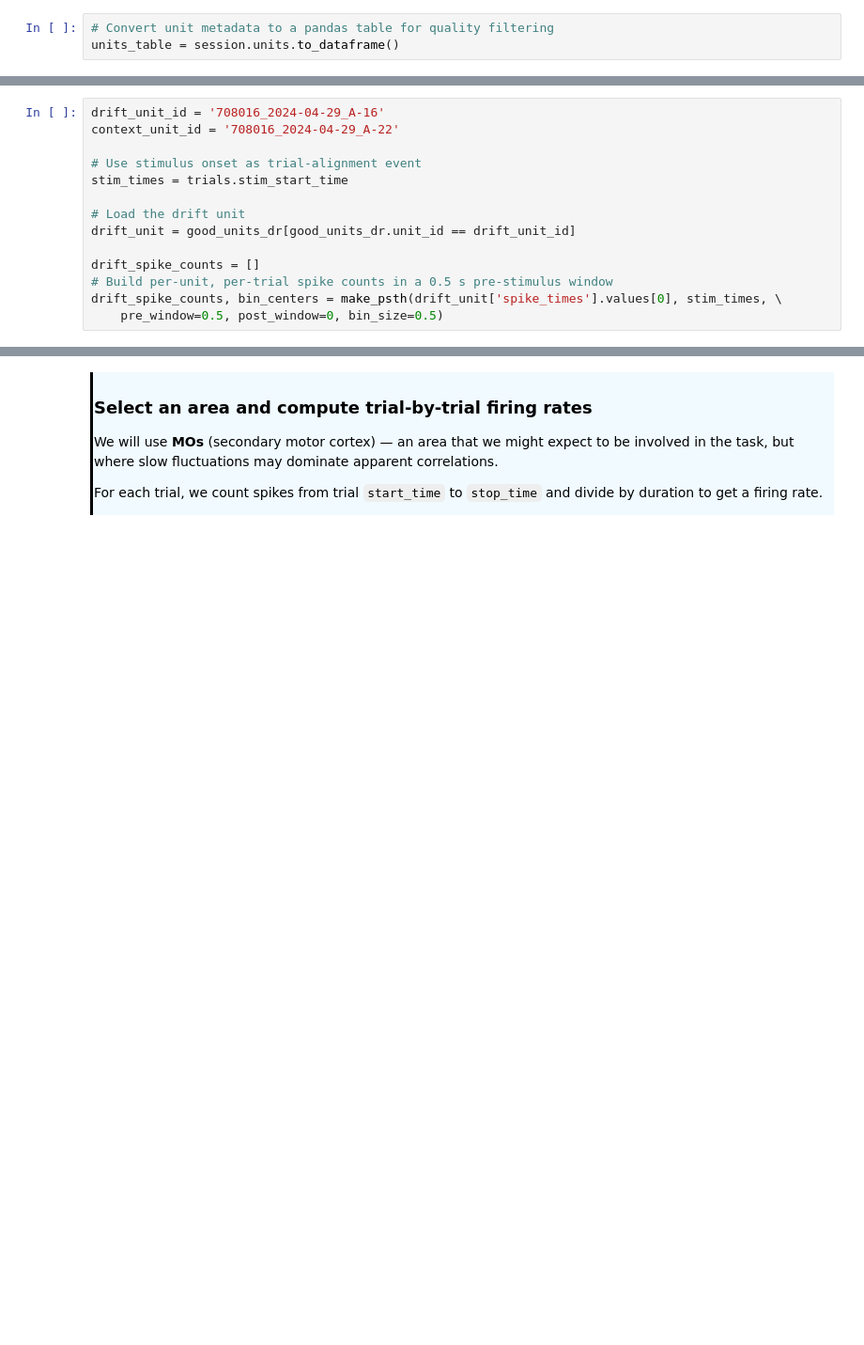
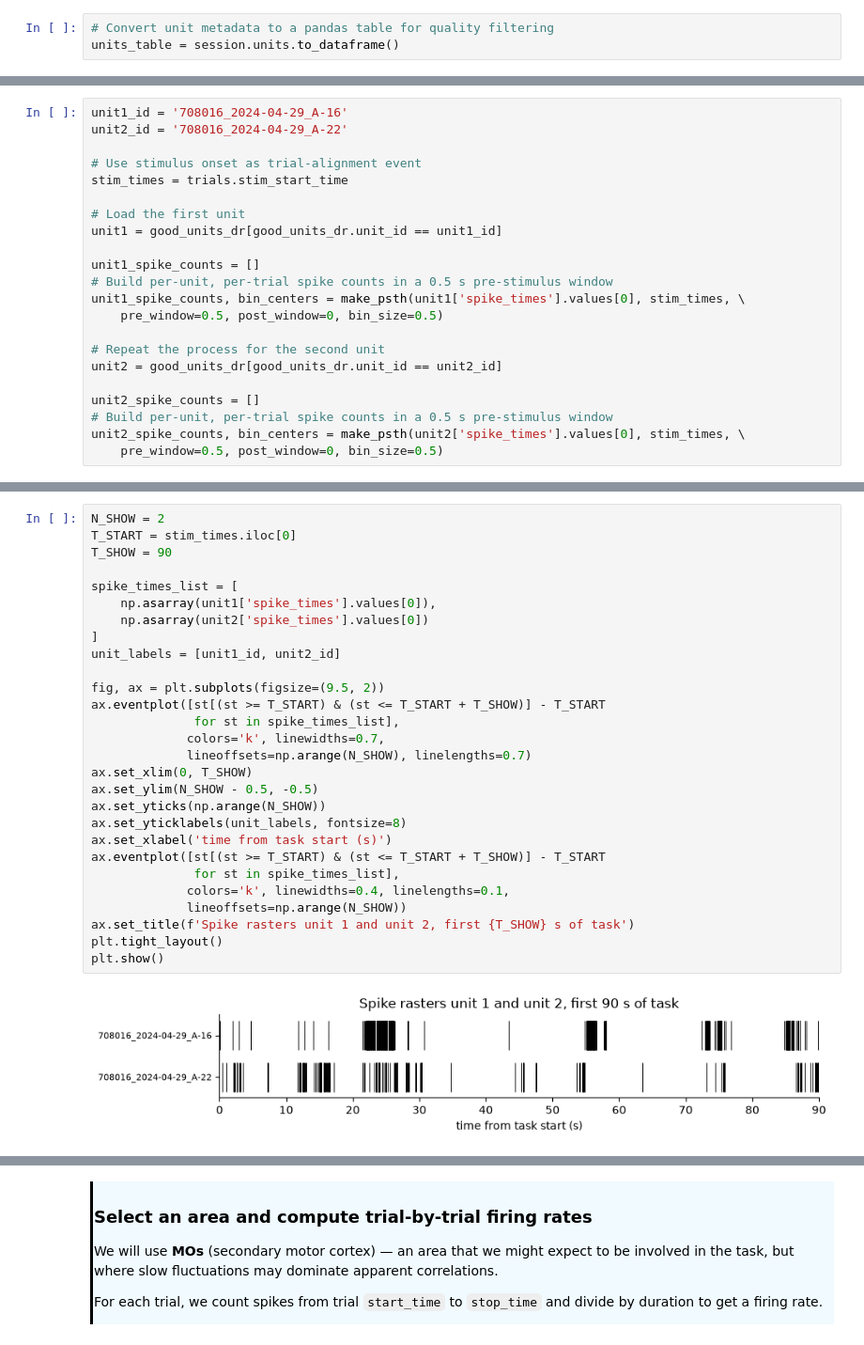
Before and after one commit to AllenSWDB/SWDB_2026_Good_Analysis, a Jupyter notebook: code/Workshop-2_NonsenseCorrelations/solutions/Workshop-2-extended_solutions.ipynb, the cells around one changed output, grey strips where cells are left out. Shown at 94% size. Saved outputs shown, nothing was run; the diff lists cells and outputs as text; blank space fills up the shorter version.

Commit message:
extracted unit1 unit2 and pupil area traces in real dr example

```diff
--- a/code/Workshop-2_NonsenseCorrelations/solutions/Workshop-2-extended_solutions.ipynb
+++ b/code/Workshop-2_NonsenseCorrelations/solutions/Workshop-2-extended_solutions.ipynb
@@ -301,14 +300,22 @@ def make_psth(spike_times, stim_times, pre_window=0.5, post_window=1.0, bin_size
 # %%
-drift_unit_id = '708016_2024-04-29_A-16'
-context_unit_id = '708016_2024-04-29_A-22'
+unit1_id = '708016_2024-04-29_A-16'
+unit2_id = '708016_2024-04-29_A-22'
 
 # Use stimulus onset as trial-alignment event
 stim_times = trials.stim_start_time
 
-# Load the drift unit
-drift_unit = good_units_dr[good_units_dr.unit_id == drift_unit_id]
+# Load the first unit
+unit1 = good_units_dr[good_units_dr.unit_id == unit1_id]
 
-drift_spike_counts = []
+unit1_spike_counts = []
 # Build per-unit, per-trial spike counts in a 0.5 s pre-stimulus window
-drift_spike_counts, bin_centers = make_psth(drift_unit['spike_times'].values[0], stim_times, \
+unit1_spike_counts, bin_centers = make_psth(unit1['spike_times'].values[0], stim_times, \
     pre_window=0.5, post_window=0, bin_size=0.5)
+
+# Repeat the process for the second unit
+unit2 = good_units_dr[good_units_dr.unit_id == unit2_id]
+
+unit2_spike_counts = []
+# Build per-unit, per-trial spike counts in a 0.5 s pre-stimulus window
+unit2_spike_counts, bin_centers = make_psth(unit2['spike_times'].values[0], stim_times, \
+    pre_window=0.5, post_window=0, bin_size=0.5)
@@ -391,0 +330,30 @@ ax.plot(pupil_area)
+# %%
+N_SHOW = 2
+T_START = stim_times.iloc[0]
+T_SHOW = 90
+
+spike_times_list = [
+    np.asarray(unit1['spike_times'].values[0]),
+    np.asarray(unit2['spike_times'].values[0])
+]
+unit_labels = [unit1_id, unit2_id]
+
+fig, ax = plt.subplots(figsize=(9.5, 2))
+ax.eventplot([st[(st >= T_START) & (st <= T_START + T_SHOW)] - T_START
+              for st in spike_times_list],
+             colors='k', linewidths=0.7,
+             lineoffsets=np.arange(N_SHOW), linelengths=0.7)
+ax.set_xlim(0, T_SHOW)
+ax.set_ylim(N_SHOW - 0.5, -0.5)
+ax.set_yticks(np.arange(N_SHOW))
+ax.set_yticklabels(unit_labels, fontsize=8)
+ax.set_xlabel('time from task start (s)')
+ax.eventplot([st[(st >= T_START) & (st <= T_START + T_SHOW)] - T_START
+              for st in spike_times_list],
+             colors='k', linewidths=0.4, linelengths=0.1,
+             lineoffsets=np.arange(N_SHOW))
+ax.set_title(f'Spike rasters unit 1 and unit 2, first {T_SHOW} s of task')
+plt.tight_layout()
+plt.show()
+# %% [output]
+[figure, added]
```
Also changed, not shown: parts of 17 cells of this notebook.
